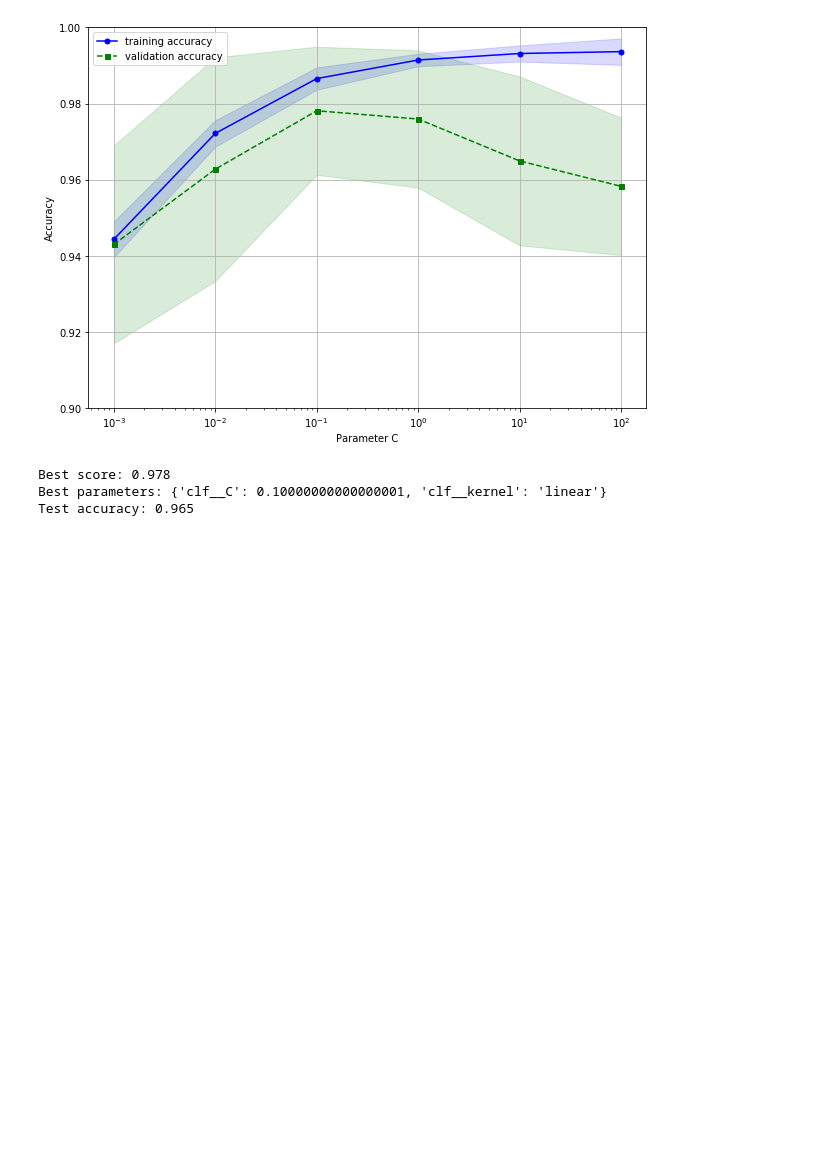
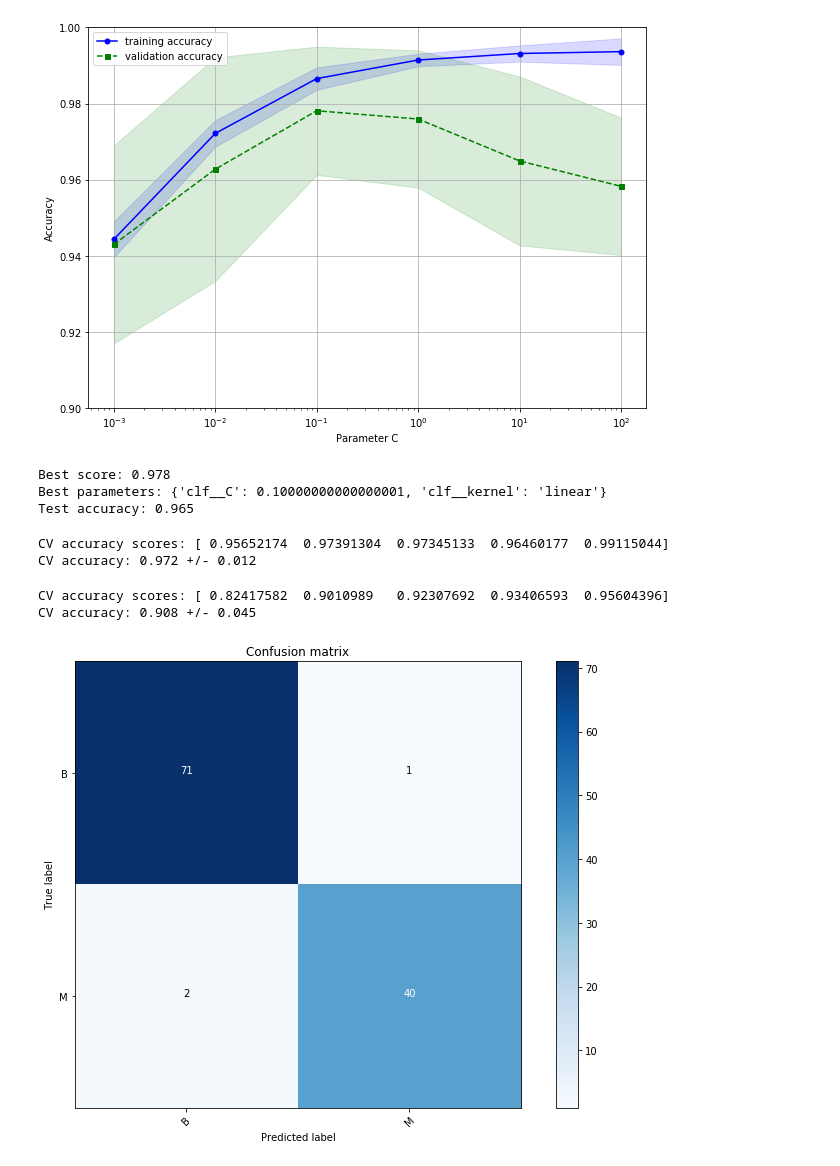
Before and after one commit to khvorov/python-ml, a Jupyter notebook: ch6.ipynb, the cells around one changed output. Cells and saved outputs as stored; diff of their text form; code cells hidden in the pictures; blank space fills up the shorter version.

Commit message:
different scores & confusion matrix

```diff
--- a/ch6.ipynb
+++ b/ch6.ipynb
@@ -182,3 +182,69 @@ print('Test accuracy: %.3f' % clf.score(X_test, y_test))
 Best score: 0.978
 Best parameters: {'clf__C': 0.10000000000000001, 'clf__kernel': 'linear'}
 Test accuracy: 0.965
+# %%
+# nested cross-validation
+gs = GridSearchCV(estimator = pipe_svc,
+                  param_grid = param_grid,
+                  scoring = 'accuracy',
+                  cv = 10, n_jobs = -1)
+
+scores = cross_val_score(gs, X, y, scoring = 'accuracy', cv = 5)
+
+print('CV accuracy scores: %s' % (scores))
+print('CV accuracy: %.3f +/- %.3f' % (np.mean(scores), np.std(scores)))
+# %% [output]
+CV accuracy scores: [ 0.95652174  0.97391304  0.97345133  0.96460177  0.99115044]
+CV accuracy: 0.972 +/- 0.012
+# %%
+# nested cross-validation for a simple decision-tree classifier
+from sklearn.tree import DecisionTreeClassifier
+gs = GridSearchCV(estimator = DecisionTreeClassifier(random_state = 0),
+                 param_grid = [{'max_depth': [1, 2, 3, 4, 5, 6, 7, None]}],
+                 scoring = 'accuracy', cv = 5)
+
+scores = cross_val_score(gs, X_train, y_train, scoring = 'accuracy', cv = 5)
+
+print('CV accuracy scores: %s' % (scores))
+print('CV accuracy: %.3f +/- %.3f' % (np.mean(scores), np.std(scores)))
+# %% [output]
+CV accuracy scores: [ 0.82417582  0.9010989   0.92307692  0.93406593  0.95604396]
+CV accuracy: 0.908 +/- 0.045
+# %%
+# confusion matrix
+import itertools
+
+def plot_confusion_matrix(cm, classes,
+                          title='Confusion matrix',
+                          cmap=plt.cm.Blues):
+    """
+    This function prints and plots the confusion matrix.
+    Normalization can be applied by setting `normalize=True`.
+    """
+    plt.imshow(cm, interpolation='nearest', cmap=cmap)
+    plt.title(title)
+    plt.colorbar()
+    tick_marks = np.arange(len(classes))
+    plt.xticks(tick_marks, classes, rotation=45)
+    plt.yticks(tick_marks, classes)
+
+    thresh = cm.max() / 2.
+    for i, j in itertools.product(range(cm.shape[0]), range(cm.shape[1])):
+        plt.text(j, i, cm[i, j],
+                 horizontalalignment="center",
+                 color="white" if cm[i, j] > thresh else "black")
+
+    plt.tight_layout()
+    plt.ylabel('True label')
+    plt.xlabel('Predicted label')
+
+from sklearn.metrics import confusion_matrix
+pipe_svc.fit(X_train, y_train)
+y_pred = pipe_svc.predict(X_test)
+cm = confusion_matrix(y_test, y_pred)
+
+plt.figure()
+plot_confusion_matrix(cm, le.classes_)
+plt.show()
+# %% [output]
+[figure, added]
```
Also changed, not shown: parts of 1 cell of this notebook.
